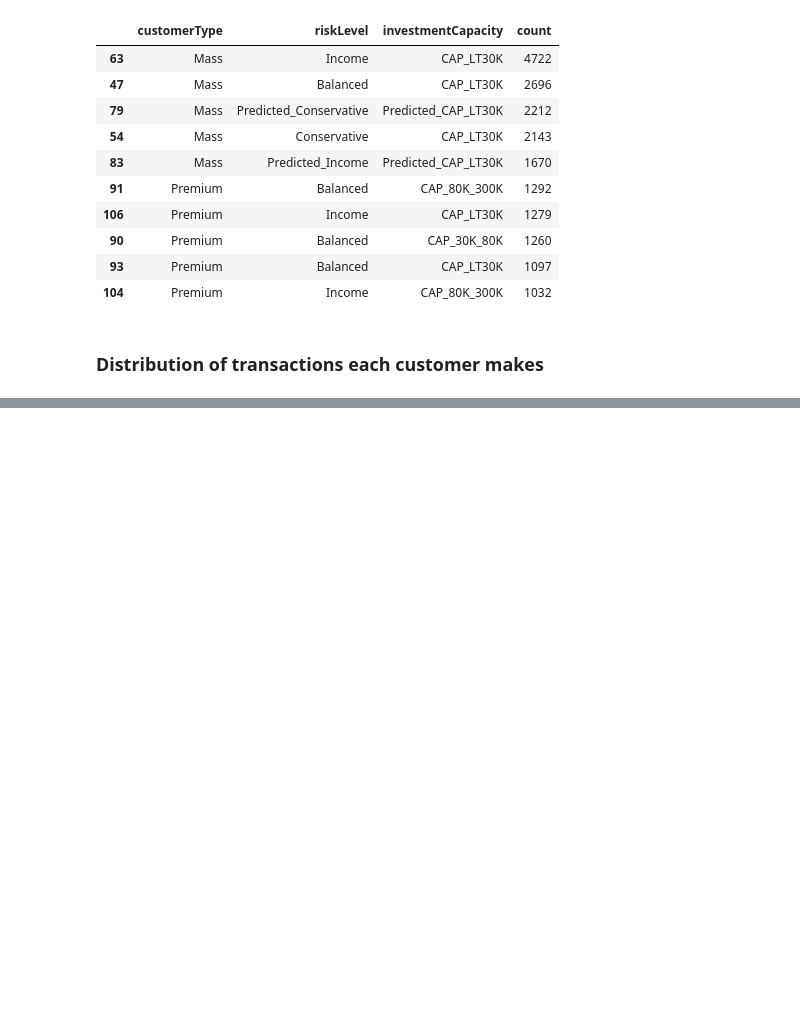
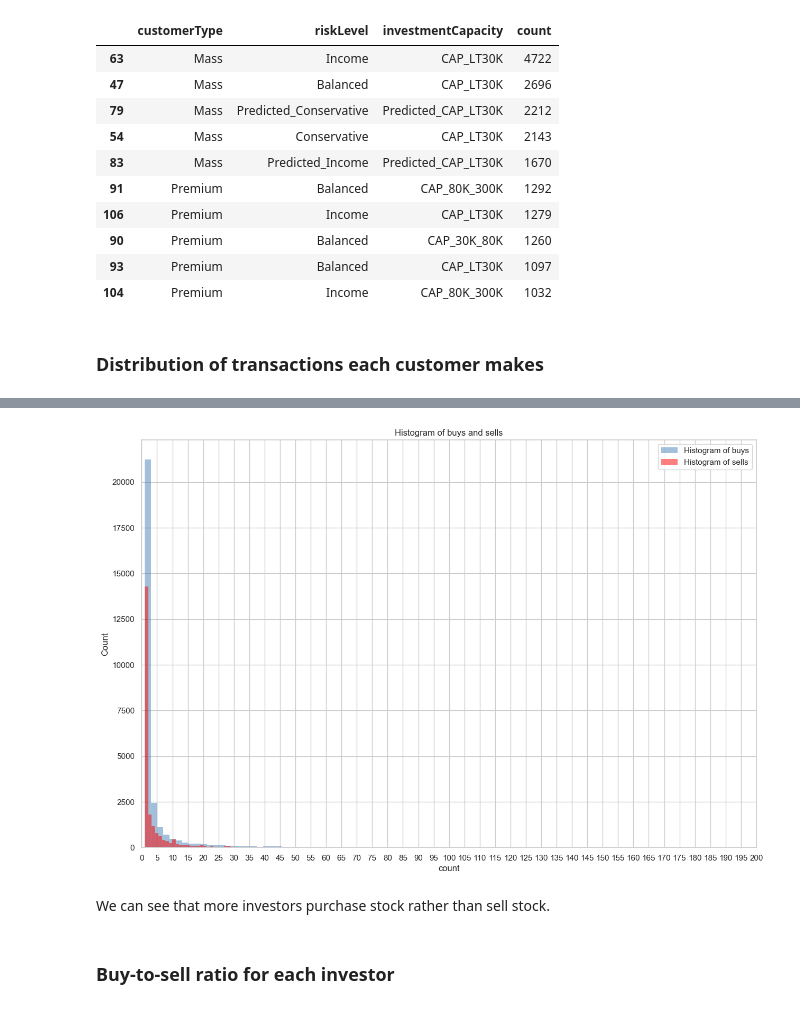
Before and after one commit to yjiahao/fintech-asset-recommendation, a Jupyter notebook: src/EDA/customers.ipynb, the cells around one changed output, grey strips where cells are left out. Saved outputs shown, nothing was run; the diff lists cells and outputs as text; code cells hidden in the pictures; blank space fills up the shorter version.

```diff
--- a/src/EDA/customers.ipynb
+++ b/src/EDA/customers.ipynb
@@ -131,0 +135,47 @@ Most investors have less than 25 transactions
+# %%
+buys = transactions[transactions['transactionType'] == 'Buy']
+sells = transactions[transactions['transactionType'] == 'Sell']
+
+# get the counts for each customer that buys/sells
+buy_counts = buys.groupby('customerID').size().reset_index(name='count')
+sell_counts = sells.groupby('customerID').size().reset_index(name='count')
+
+fig, ax = plt.subplots(
+    figsize=(15, 10)
+)
+
+# plot histogram of buys
+sns.histplot(
+    buy_counts,
+    x='count',
+    bins=2000,
+    ax=ax,
+    label='Histogram of buys',
+    color='steelblue',
+    alpha=0.5
+)
+
+# plot histogram of sells
+sns.histplot(
+    sell_counts,
+    x='count',
+    bins=2000,
+    ax=ax,
+    label='Histogram of sells',
+    color='red',
+    alpha=0.5
+)
+
+ax.set_xlim(0, 200) # limit the histogram
+ax.set_xticks(range(0, 205, 5), labels=range(0, 205, 5))
+
+plt.legend()
+plt.title('Histogram of buys and sells')
+
+plt.show()
+# %% [output]
+[figure, added]
+# %% [markdown]
+We can see that more investors purchase stock rather than sell stock.
+# %% [markdown]
+### Buy-to-sell ratio for each investor
```
Also changed, not shown: parts of 3 cells of this notebook.
